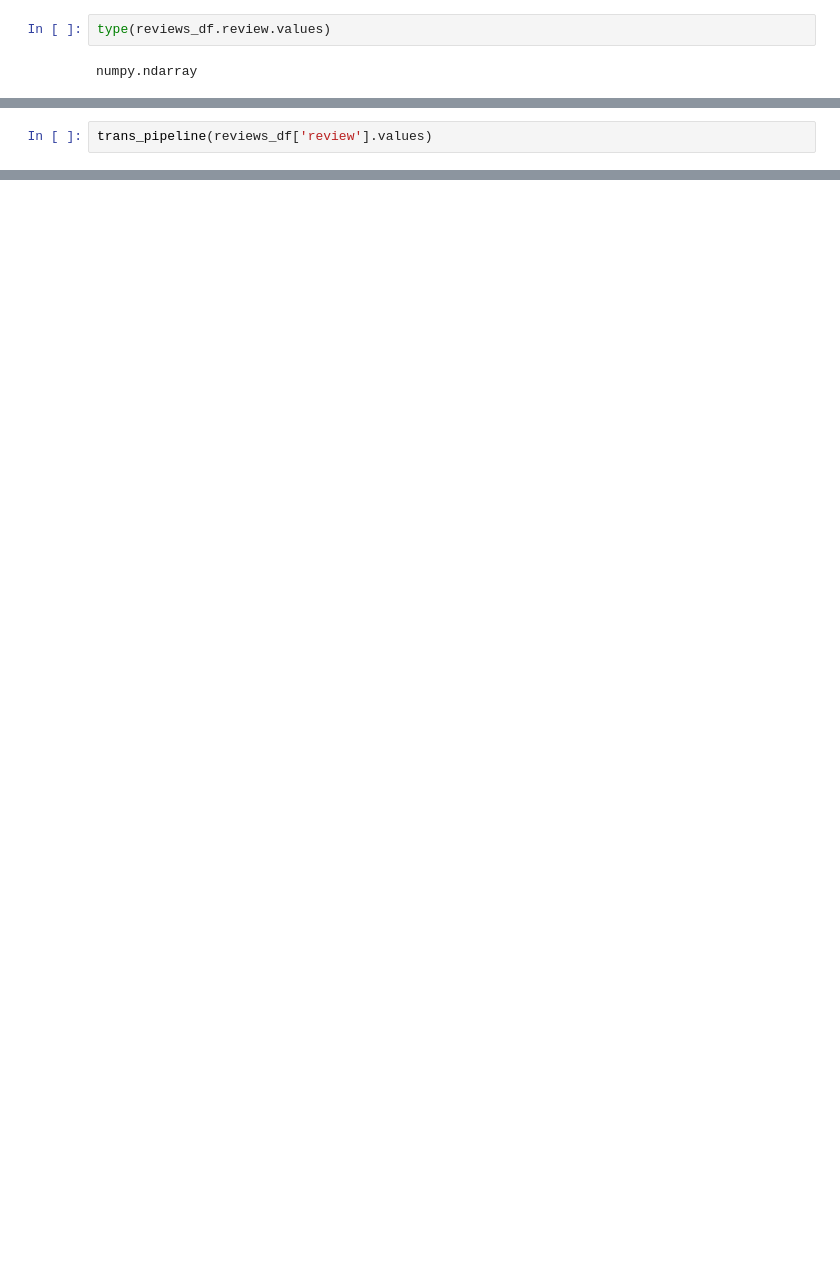
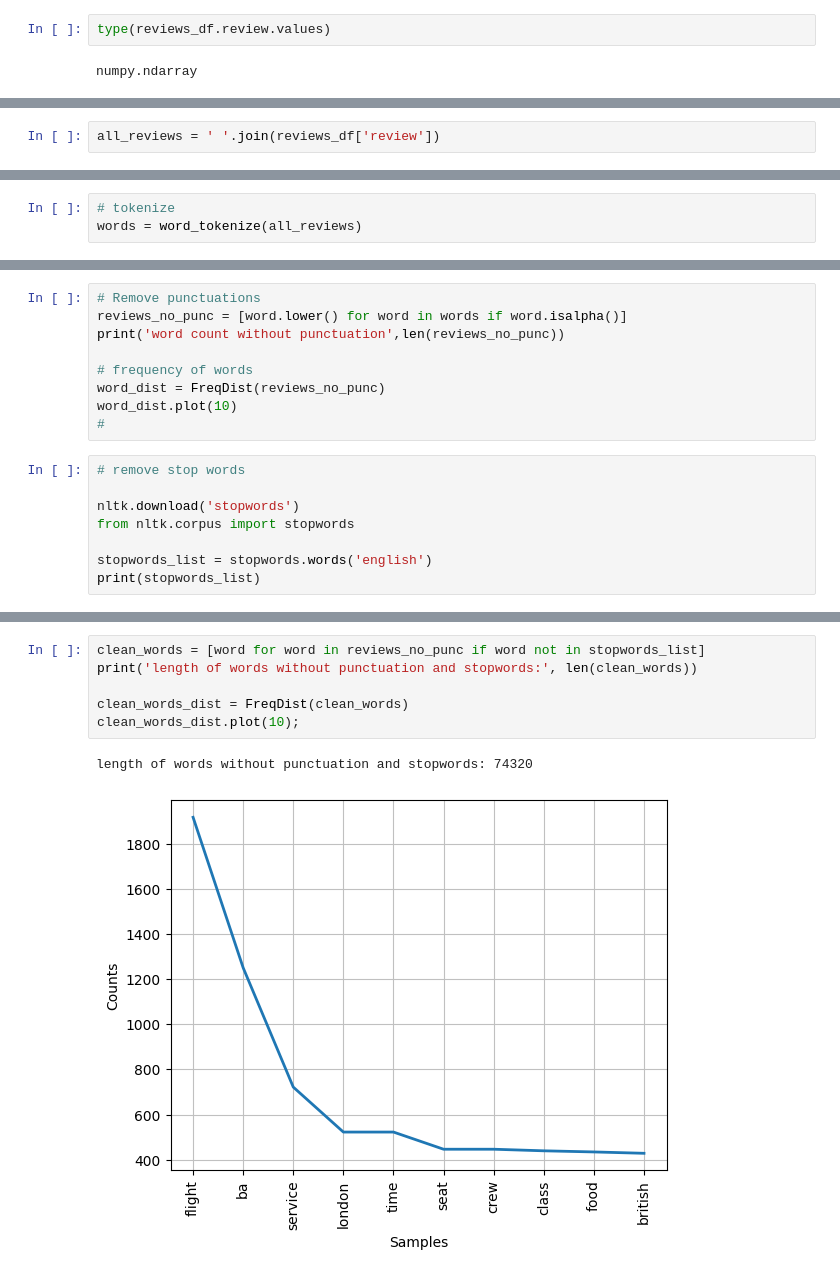
Before and after one commit to Oluwajuwon-O/sentiment_analysis, a Jupyter notebook: getting_started.ipynb, the cells around one changed output, grey strips where cells are left out. Drawn from its saved outputs; the diff is of its cells as text; blank space fills up the shorter version.

```diff
--- a/getting_started.ipynb
+++ b/getting_started.ipynb
@@ -189,2 +226,2 @@ Was told we can not take hand luggage onto the plane as all overhead cabins were
 # %%
-trans_pipeline(reviews_df['review'].values)
+all_reviews = ' '.join(reviews_df['review'])
@@ -192,0 +228,3 @@ ValueError: text input must be of type `str` (single example), `List[str]` (batc
+# %%
+# tokenize
+words = word_tokenize(all_reviews)
@@ -192,0 +235,17 @@ ValueError: text input must be of type `str` (single example), `List[str]` (batc
+# %%
+# Remove punctuations
+reviews_no_punc = [word.lower() for word in words if word.isalpha()]
+print('word count without punctuation',len(reviews_no_punc))
+
+# frequency of words
+word_dist = FreqDist(reviews_no_punc)
+word_dist.plot(10)
+#
+# %%
+# remove stop words
+
+nltk.download('stopwords')
+from nltk.corpus import stopwords
+
+stopwords_list = stopwords.words('english')
+print(stopwords_list)
@@ -192,0 +256,9 @@ ValueError: text input must be of type `str` (single example), `List[str]` (batc
+# %%
+clean_words = [word for word in reviews_no_punc if word not in stopwords_list]
+print('length of words without punctuation and stopwords:', len(clean_words))
+
+clean_words_dist = FreqDist(clean_words)
+clean_words_dist.plot(10);
+# %% [output]
+length of words without punctuation and stopwords: 74320
+[figure, added]
```
Also changed, not shown: parts of 26 cells of this notebook.
